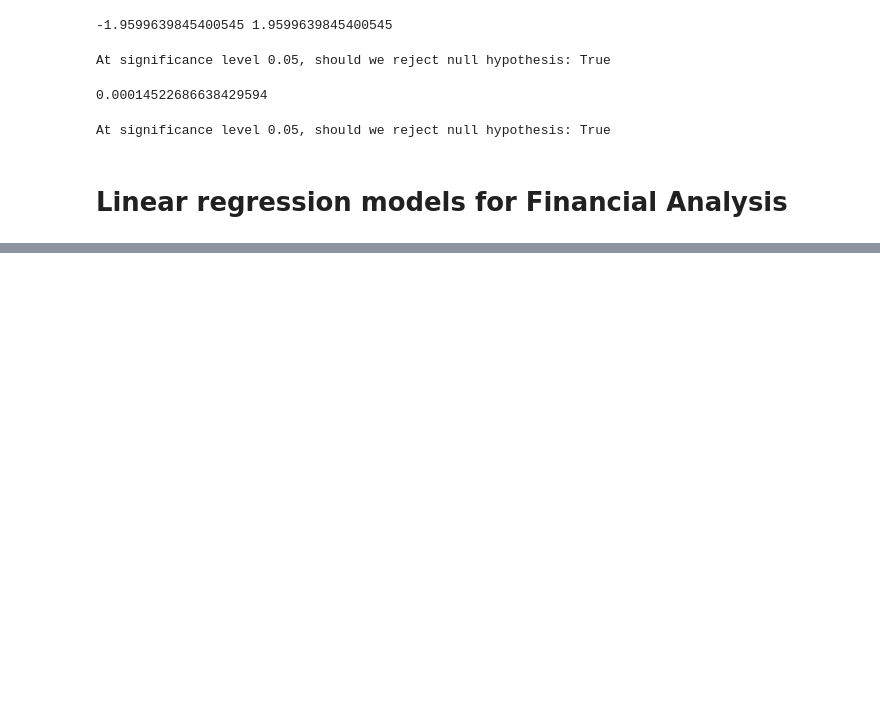
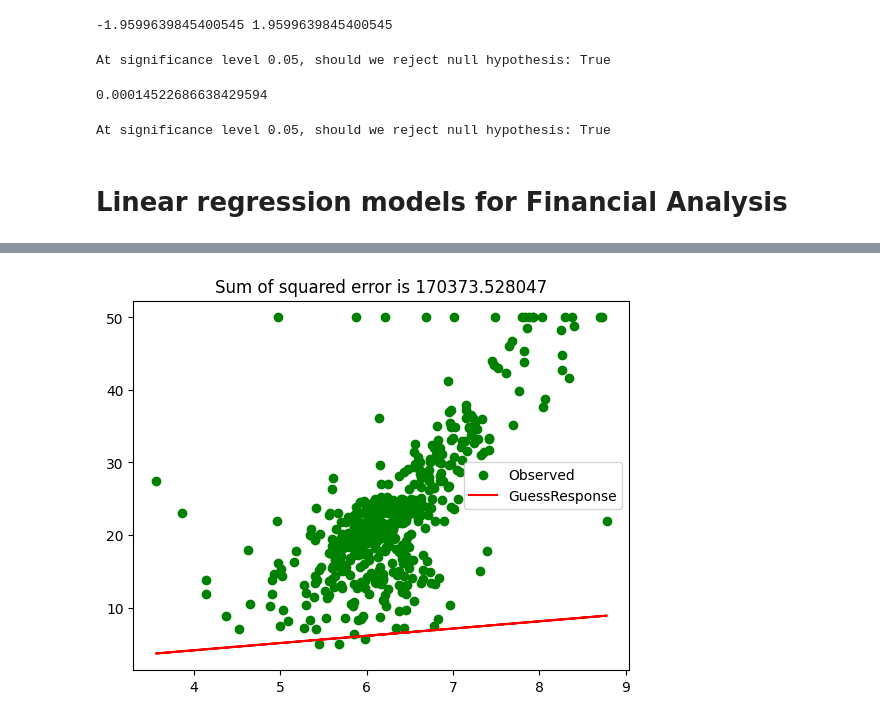
Before and after one commit to shrutishibu/python-and-statistics-for-financial-analysis, a Jupyter notebook: Python_and_Statistics_for_Financial_analysis.ipynb, the cells around one changed output, grey strips where cells are left out. Drawn from its saved outputs; the diff is of its cells as text; code cells hidden in the pictures; blank space fills up the shorter version.

```diff
--- a/Python_and_Statistics_for_Financial_analysis.ipynb
+++ b/Python_and_Statistics_for_Financial_analysis.ipynb
@@ -172,0 +243,18 @@ At significance level 0.05, should we reject null hypothesis: True
+# %%
+#Simple linear regression model based on association between RM and MEDV of housing model
+#Guessing
+b0 = 0.1 #intercept
+b1 = 1 #slope
+housing["guessResponse"] = b0 + b1 * housing["RM"]
+#observed error
+housing["error"] = housing["MEDV"] - housing["guessResponse"]
+#sum of squared error as the title of the graph
+plt.title("Sum of squared error is {}".format((((housing['error'])**2)).sum()))
+#plotting observed data
+plt.scatter(housing['RM'], housing['MEDV'], color='g', label='Observed')
+#plotting guessed response
+plt.plot(housing['RM'], housing['guessResponse'], color='red', label='GuessResponse')
+plt.legend()
+plt.show()
+# %% [output]
+[figure, added]
```
Also changed, not shown: parts of 15 cells of this notebook.
